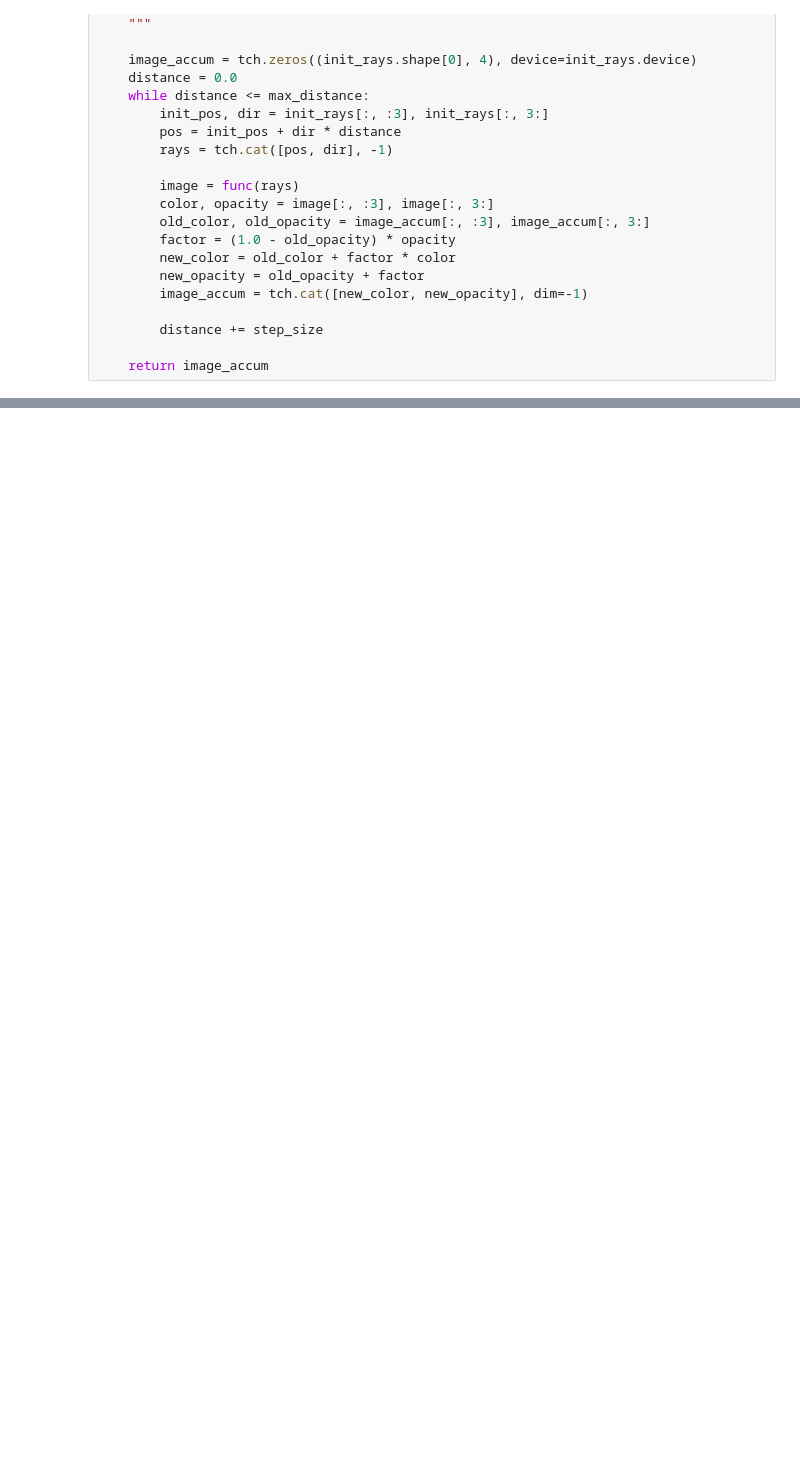
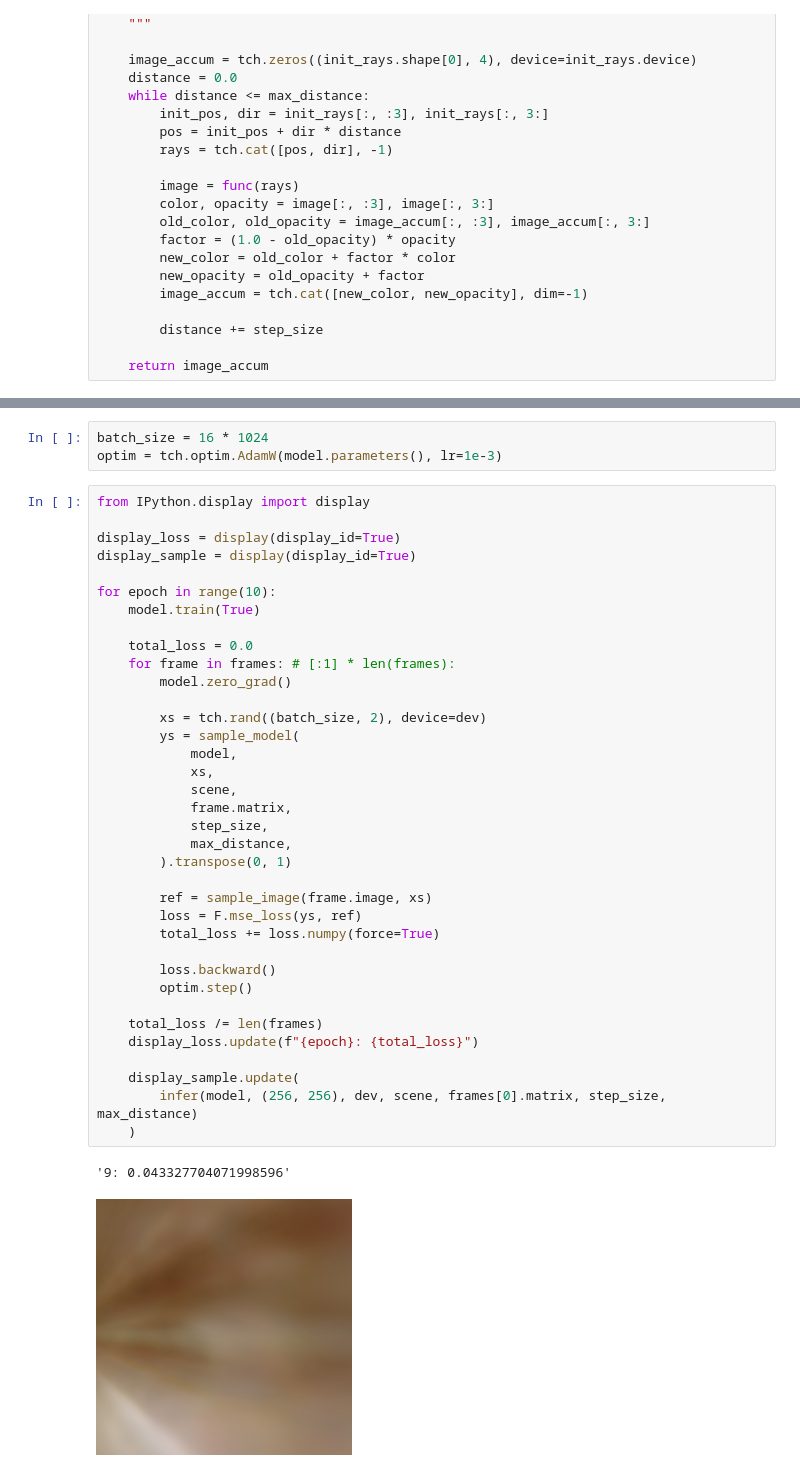
Before and after one commit to agerasev/nerf-playground, a Jupyter notebook: 3d.ipynb, the cells around one changed output, grey strips where cells are left out. Saved outputs shown, nothing was run; the diff lists cells and outputs as text; blank space fills up the shorter version.

Commit message:
WIP: 3D NeRF training

```diff
--- a/3d.ipynb
+++ b/3d.ipynb
@@ -157,0 +274,42 @@ tensor_to_image(image[:, :3].reshape(*res, 3).permute(2, 0, 1))
+# %%
+batch_size = 16 * 1024
+optim = tch.optim.AdamW(model.parameters(), lr=1e-3)
+# %%
+from IPython.display import display
+
+display_loss = display(display_id=True)
+display_sample = display(display_id=True)
+
+for epoch in range(10):
+    model.train(True)
+
+    total_loss = 0.0
+    for frame in frames: # [:1] * len(frames):
+        model.zero_grad()
+
+        xs = tch.rand((batch_size, 2), device=dev)
+        ys = sample_model(
+            model,
+            xs,
+            scene,
+            frame.matrix,
+            step_size,
+            max_distance,
+        ).transpose(0, 1)
+
+        ref = sample_image(frame.image, xs)
+        loss = F.mse_loss(ys, ref)
+        total_loss += loss.numpy(force=True)
+
+        loss.backward()
+        optim.step()
+
+    total_loss /= len(frames)
+    display_loss.update(f"{epoch}: {total_loss}")
+
+    display_sample.update(
+        infer(model, (256, 256), dev, scene, frames[0].matrix, step_size, max_distance)
+    )
+# %% [output]
+'9: 0.043327704071998596'
+[figure, added]
```
Also changed, not shown: parts of 13 cells of this notebook, 2 other files.
